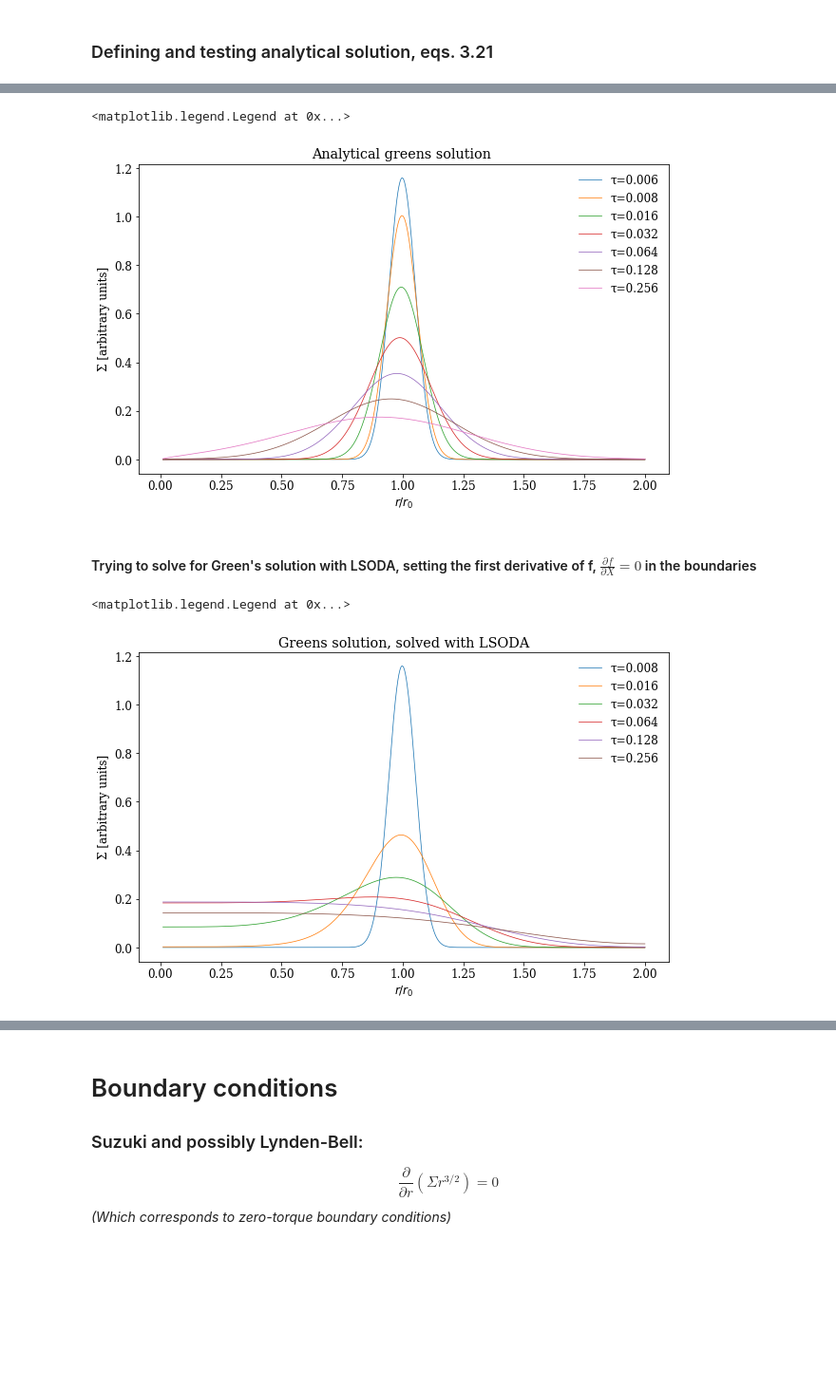
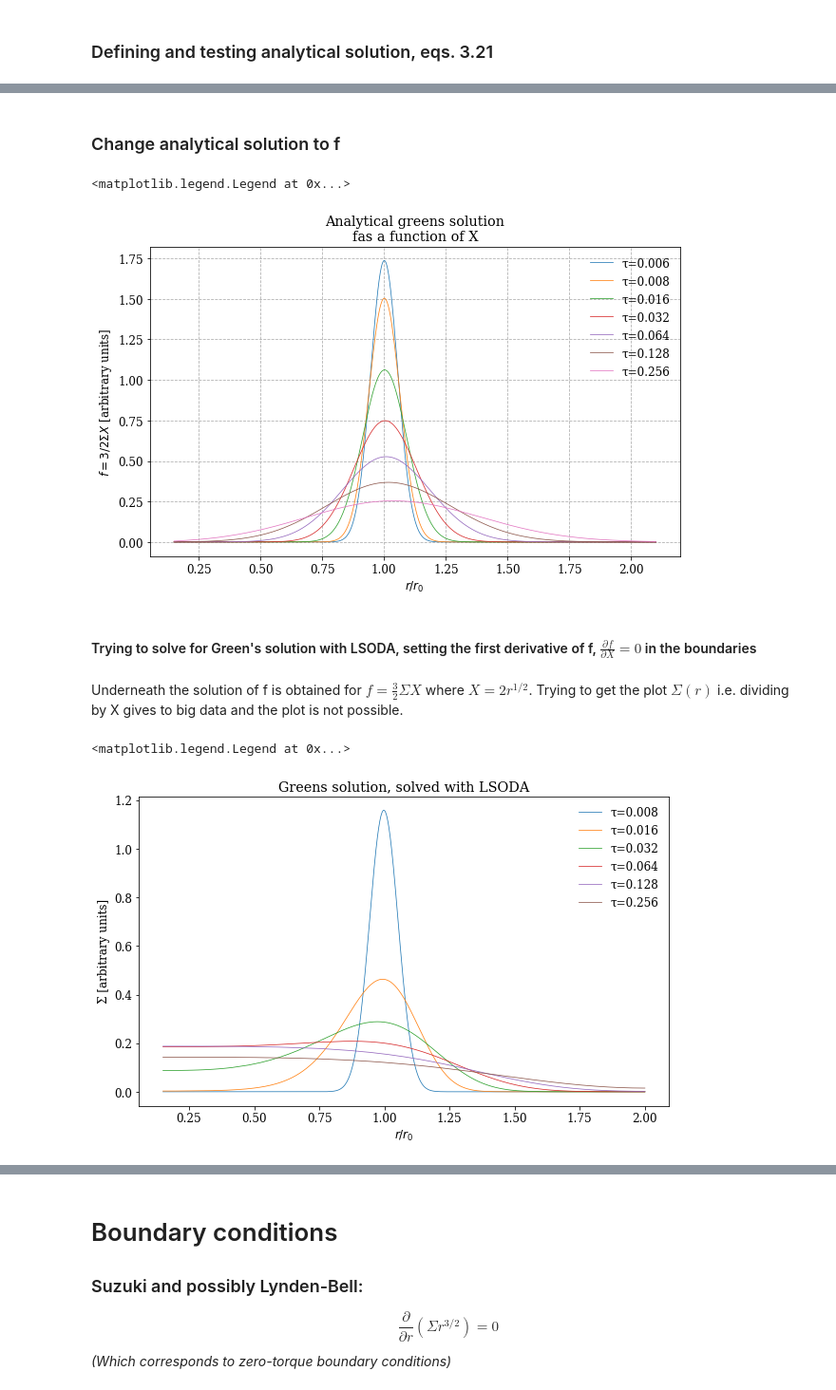
Before and after one commit to agent031/bachelor_code, a Jupyter notebook: Simple_solutions/evolution-greens_solultion.ipynb, the cells around one changed output, grey strips where cells are left out. Shown at 95% size. Cells and saved outputs as stored; diff of their text form; code cells hidden in the pictures; blank space fills up the shorter version.

```diff
--- a/Simple_solutions/evolution-greens_solultion.ipynb
+++ b/Simple_solutions/evolution-greens_solultion.ipynb
@@ -241,8 +241,17 @@ def analytic_green(x, τ):
 # (Not including pi in the first part of the soultion gives the same scale on the y-axis as Armitage)
 # %%
 N = 2001
-x_i = 0.01
-x_f = 2
+x_i = 0.15
+x_f = 2.1
 x = np.linspace(x_i, x_f, N)
 Δx = x[1] - x[0]
 Δt = 0.004
+# %%
+fig, axs = plt.subplots(figsize=(10,6))
+plt.grid(ls='--')
+times = [0.006, 0.008, 0.016, 0.032, 0.064, 0.128, 0.256]
+for τ in times:
+    axs.plot(r, np.pi * analytic_green(r, τ), label=f'τ={τ}', lw=0.75)
+
+axs.set(title='Analytical greens solution\nΣ as a function of $X=r/r_0$', ylabel='πΣ [arbitrary units]', xlabel='$r/r_0$')
+plt.legend(frameon=False)
@@ -249,14 +261,17 @@ x = np.linspace(x_i, x_f, N)
+# %% [markdown]
+### Change analytical solution to f
 # %%
 fig, axs = plt.subplots(figsize=(10,6))
 times = [0.006, 0.008, 0.016, 0.032, 0.064, 0.128, 0.256]
+plt.grid(ls='--')
 for τ in times:
-    axs.plot(x, analytic_green(x, τ), label=f'τ={τ}', lw=0.75)
+    axs.plot(x, analytic_green(x, τ) * x * 3/2, label=f'τ={τ}', lw=0.75)
 
-axs.set(title='Analytical greens solution ', ylabel='Σ [arbitrary units]', xlabel='$r/r_0$')
+axs.set(title='Analytical greens solution\nfas a function of X', ylabel='$f=3/2 \Sigma X$ [arbitrary units]', xlabel='$r/r_0$')
 plt.legend(frameon=False)
 # %% [output]
 <matplotlib.legend.Legend at 0x...>
-[figure, old version]
+[figure, new version]
 # %% [markdown]
 #### Trying to solve for Green's solution with LSODA, setting the first derivative of f, $\frac{\partial f}{\partial X}=0$ in the boundaries
 # %%
@@ -288,6 +296,8 @@ def time_diff(t, f):
     return x**(-2) * f_x2
 # %%
 sol = solve_ivp(time_diff, [times[1], times[-1]], y0 = anal_inital, t_eval = times[1:], method = 'LSODA')
+# %% [markdown]
+Underneath the solution of f is obtained for $f=\frac{3}{2}\Sigma X$ where $X=2r^{1/2}$. Trying to get the plot  $\Sigma(r)$ i.e. dividing by X gives to big data and the plot is not possible.
 # %%
 fig, axs = plt.subplots(figsize=(10,6))
 
@@ -295,7 +305,7 @@ for τ in times[1:]:
     axs.plot(x, sol.y[:, sol.t == τ], label=f'τ={τ}', lw=0.75)
 
 axs.set(title='Greens solution, solved with LSODA', ylabel='Σ [arbitrary units]', xlabel='$r/r_0$')
-plt.legend(frameon=False)
+plt.legend(frameon=False, loc = 'upper right')
 # %% [output]
 <matplotlib.legend.Legend at 0x...>
-[figure, old version]
+[figure, new version]
```
Also changed, not shown: parts of 6 cells of this notebook.
